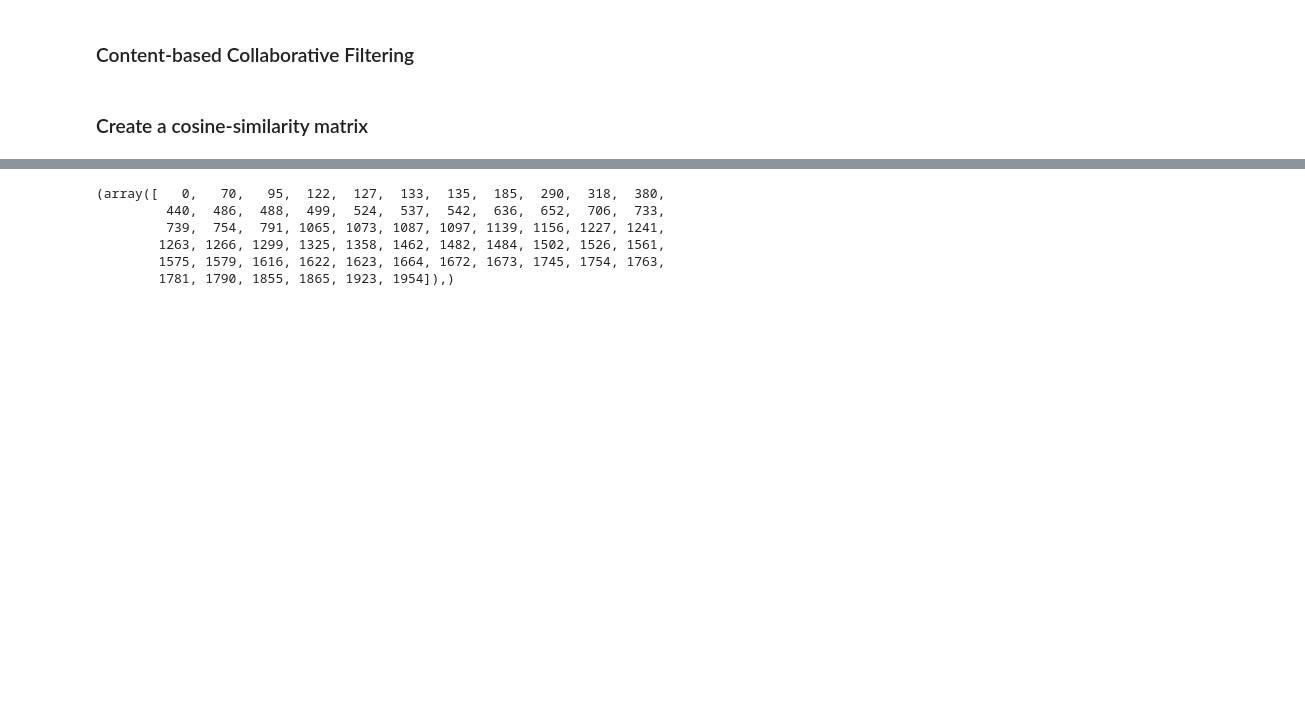
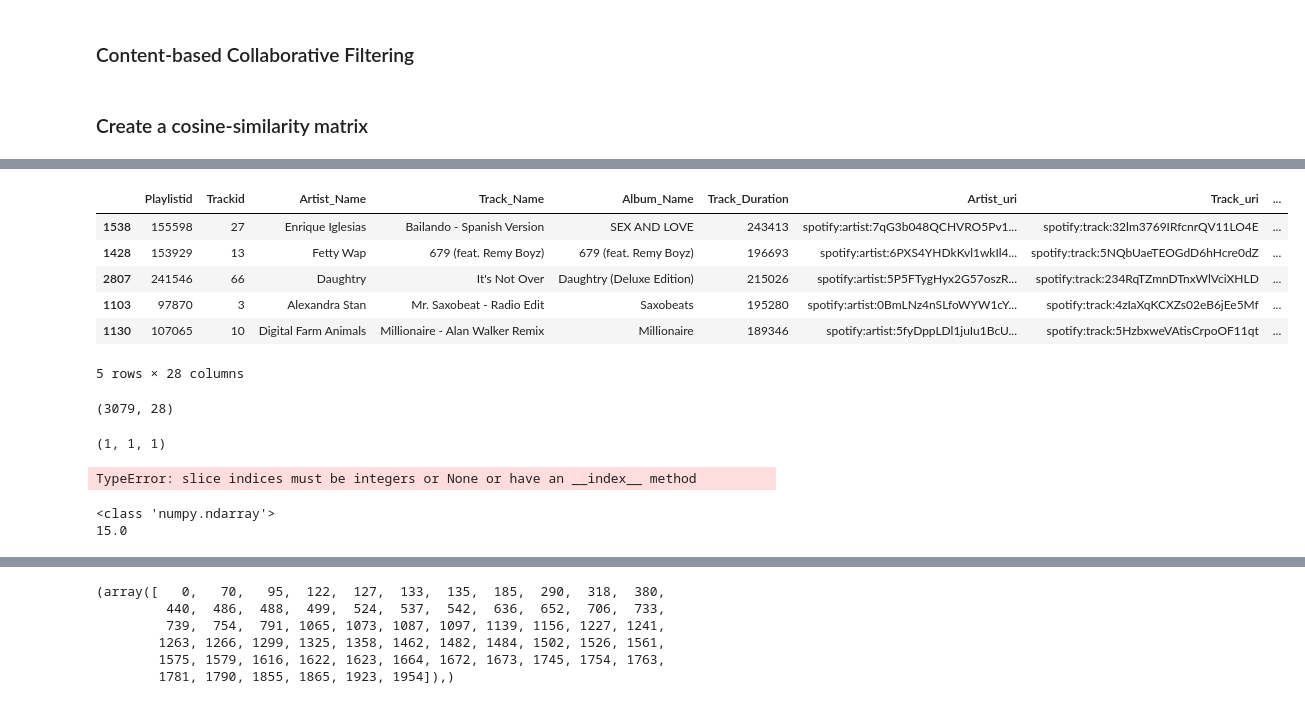
Before and after one commit to phoebewong/spotify-teamNPK, a Jupyter notebook: src/100_playlist_content_filtering.ipynb, the cells around one changed output, grey strips where cells are left out. Cells and saved outputs as stored; diff of their text form; code cells hidden in the pictures; blank space fills up the shorter version.

```diff
--- a/src/100_playlist_content_filtering.ipynb
+++ b/src/100_playlist_content_filtering.ipynb
@@ -111,0 +78,12 @@ array([[1.        , 0.77864901, 0.78557408, ..., 0.87935908, 0.78405341,
+# %%
+display(subset100.head())
+subset100.shape
+# %% [output]
+|  | Playlistid | Trackid | Artist_Name | Track_Name | Album_Name | Track_Duration | Artist_uri | Track_uri | ... |
+| 1538 | 155598 | 27 | Enrique Iglesias | Bailando - Spanish Version | SEX AND LOVE | 243413 | spotify:artist:7qG3b048QCHVRO5Pv1... | spotify:track:32lm3769IRfcnrQV11LO4E | ... |
+| 1428 | 153929 | 13 | Fetty Wap | 679 (feat. Remy Boyz) | 679 (feat. Remy Boyz) | 196693 | spotify:artist:6PXS4YHDkKvl1wkIl4... | spotify:track:5NQbUaeTEOGdD6hHcre0dZ | ... |
+| 2807 | 241546 | 66 | Daughtry | It's Not Over | Daughtry (Deluxe Edition) | 215026 | spotify:artist:5P5FTygHyx2G57oszR... | spotify:track:234RqTZmnDTnxWlVciXHLD | ... |
+| 1103 | 97870 | 3 | Alexandra Stan | Mr. Saxobeat - Radio Edit | Saxobeats | 195280 | spotify:artist:0BmLNz4nSLfoWYW1cY... | spotify:track:4zIaXqKCXZs02eB6jEe5Mf | ... |
+| 1130 | 107065 | 10 | Digital Farm Animals | Millionaire - Alan Walker Remix | Millionaire | 189346 | spotify:artist:5fyDppLDl1juIu1BcU... | spotify:track:5HzbxweVAtisCrpoOF11qt | ... |
+5 rows × 28 columns
+(3079, 28)
@@ -111,0 +130,14 @@ array([[1.        , 0.77864901, 0.78557408, ..., 0.87935908, 0.78405341,
+# %%
+len(np.where(train["Playlistid"] == 61388)), len(np.where(val["Playlistid"] == 61388)), len(np.where(test["Playlistid"] == 61388))
+# %% [output]
+(1, 1, 1)
+# %%
+song_to_recommend[:15.0]
+# %% [output]
+TypeError: slice indices must be integers or None or have an __index__ method
+# %%
+cand_size = len(np.where(val["Playlistid"] == target_playlistid)) * 15
+trial = cos_similar_songs_playlist(train_scaled_cos_matrix, train, 0, cand_size)
+# %% [output]
+<class 'numpy.ndarray'>
+15.0
```
Also changed, not shown: parts of 39 cells of this notebook.
